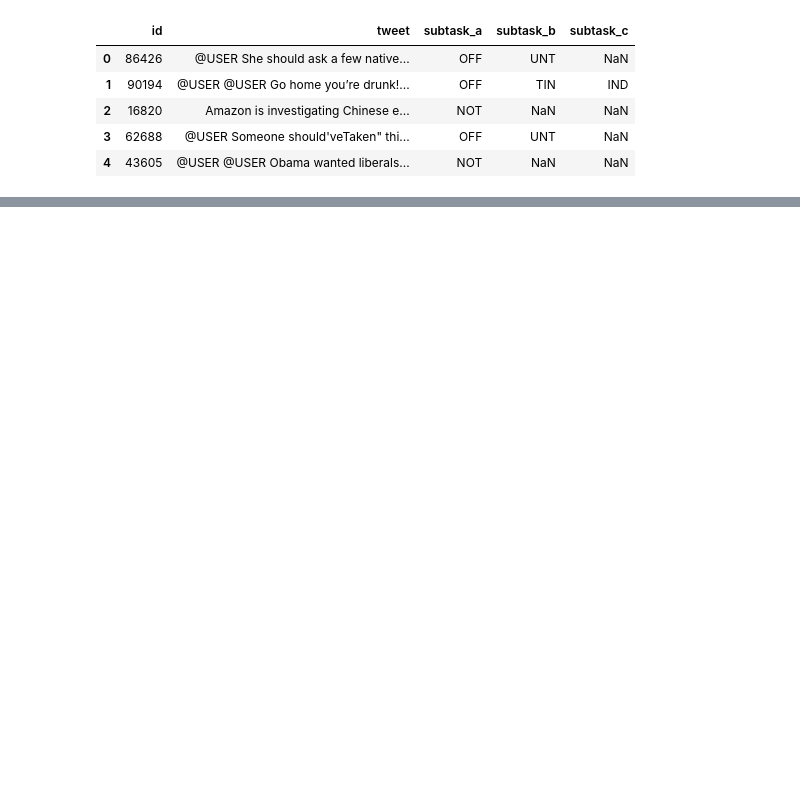
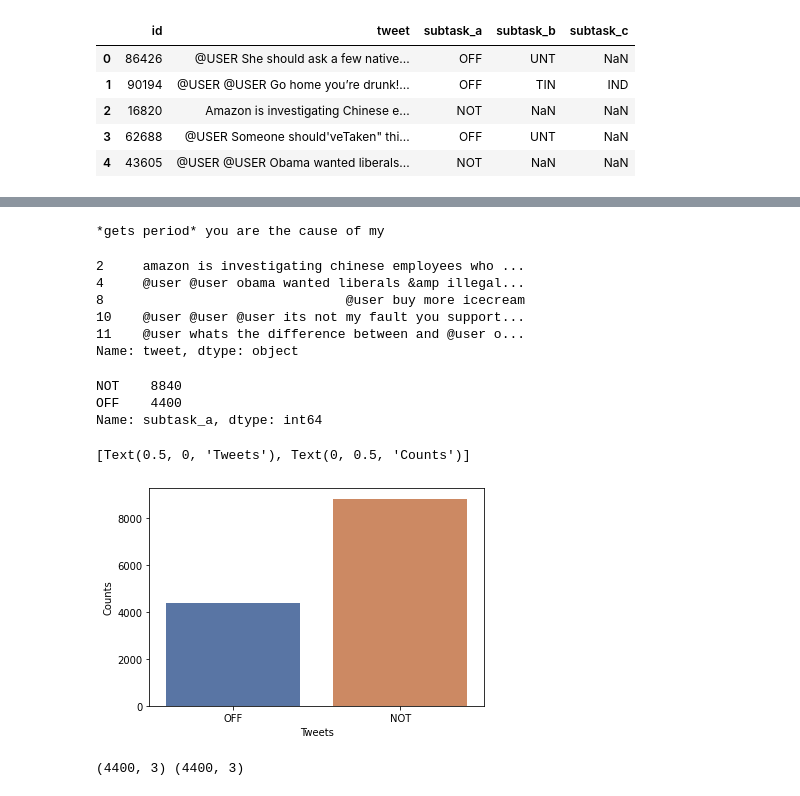
Before and after one commit to hmcgovern/offens-eval, a Jupyter notebook: main.ipynb, the cells around one changed output, grey strips where cells are left out. Saved outputs shown, nothing was run; the diff lists cells and outputs as text; code cells hidden in the pictures; blank space fills up the shorter version.

```diff
--- a/main.ipynb
+++ b/main.ipynb
@@ -306,0 +22,59 @@ sneaky = {'dumbass': 'dumb@$$',
+# %%
+import re
+import emoji
+import itertools
+
+def preprocess(tweet):
+    # TODO: handles are comming up at @ user instead of @user, need to fix that
+    # remove hashtags
+    tweet = ' '.join(re.sub("(#[A-Za-z0-9]+)", " ", tweet).split())
+    # remove non-ascii characters
+    tweet = tweet.encode("ascii", "ignore").decode()
+    # remove punctuation
+    tweet = ' '.join(re.sub("[\.\,\!\?\:\;\-\=]", " ", tweet).split())
+    # lowercase
+    tweet = tweet.lower()
+    # replace emoji with text rep
+    tweet = emoji.demojize(tweet)
+    tweet = tweet.replace(":"," ")
+    tweet = ' '.join(tweet.split())
+    # standardizing words
+    tweet = ''.join(''.join(s)[:2] for _, s in itertools.groupby(tweet))
+    return tweet
+
+data.tweet = [preprocess(tweet) for tweet in data.tweet]
+# dev.tweet = [preprocess(tweet) for tweet in dev.tweet]
+# train.tweet = [preprocess(tweet) for tweet in train.tweet]
+# %%
+print(data.tweet[922])
+# %% [output]
+*gets period* you are the cause of my
+# %%
+off_df = data[data.subtask_a == 'OFF'].drop(['subtask_b', 'subtask_c'], axis=1)
+not_df = data[data.subtask_a == 'NOT'].drop(['subtask_b', 'subtask_c'], axis=1)
+not_df.tweet.head()
+# %% [output]
+2     amazon is investigating chinese employees who ...
+4     @user @user obama wanted liberals &amp illegal...
+8                               @user buy more icecream
+10    @user @user @user its not my fault you support...
+11    @user whats the difference between and @user o...
+Name: tweet, dtype: object
+# %%
+# investigating class imbalance
+import seaborn as sns
+print(data.subtask_a.value_counts())
+ax = sns.countplot(x='subtask_a', data=data, label='Offensive Language', palette='deep')
+ax.set(xlabel='Tweets', ylabel='Counts')
+# %% [output]
+NOT    8840
+OFF    4400
+Name: subtask_a, dtype: int64
+[Text(0.5, 0, 'Tweets'), Text(0, 0.5, 'Counts')]
+[figure, added]
+# %%
+## downsampling
+not_df = not_df.sample(n=len(off_df), random_state=12)
+print(not_df.shape, off_df.shape)
+# %% [output]
+(4400, 3) (4400, 3)
```
Also changed, not shown: parts of 56 cells of this notebook, 2 other files.
